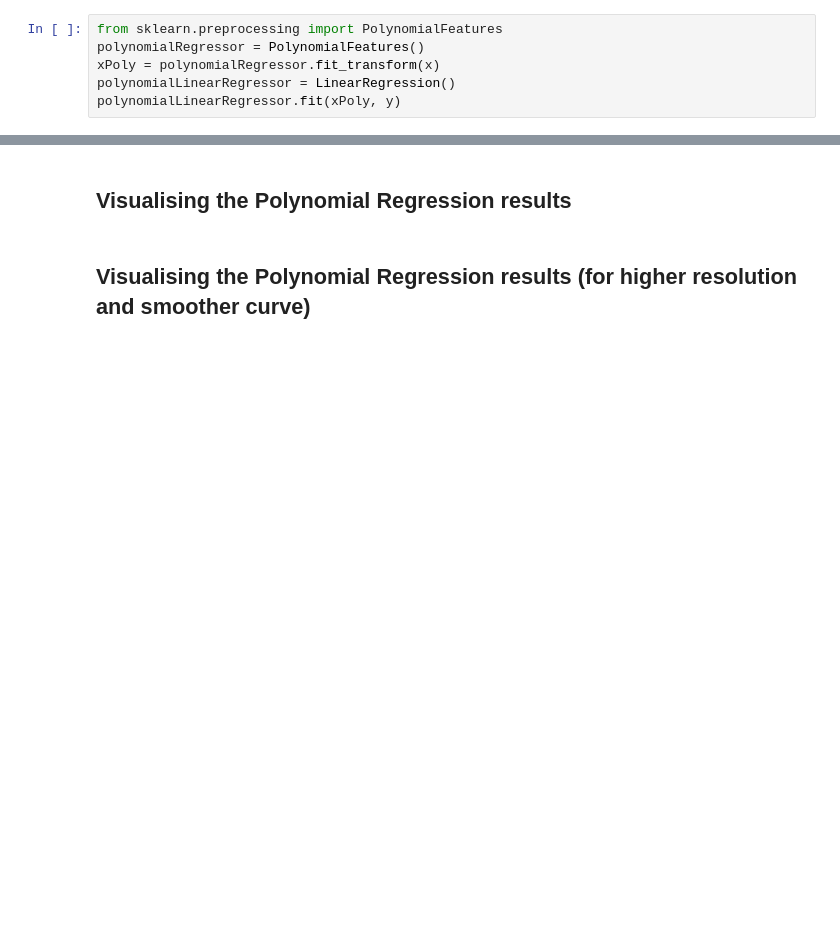
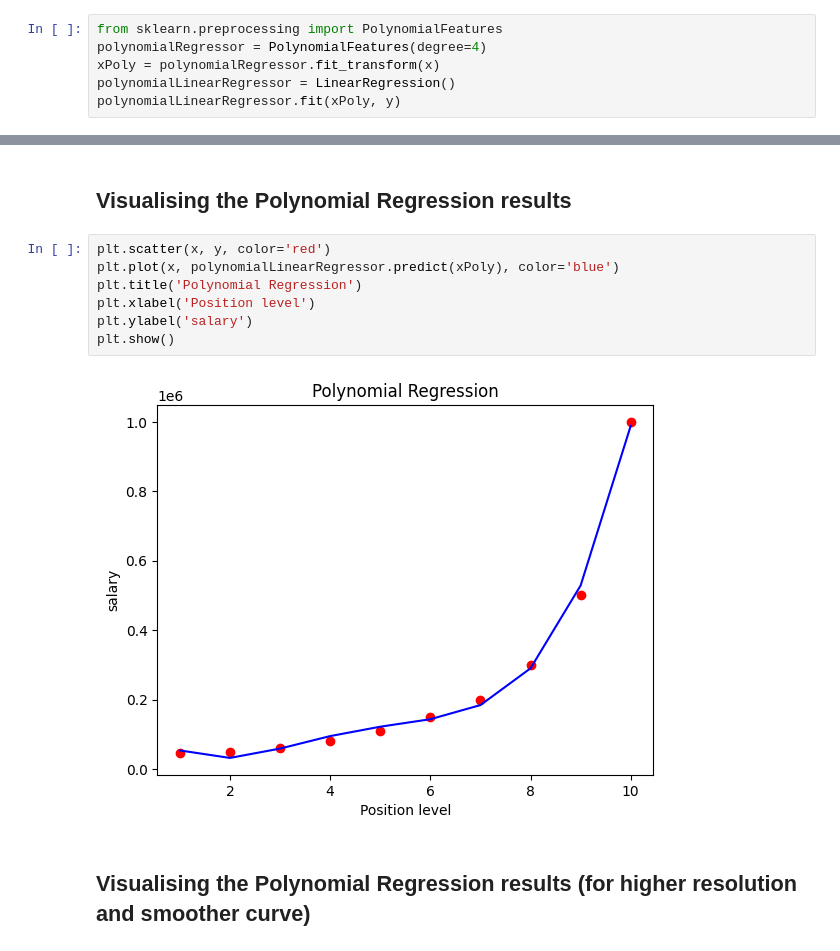
Before and after one commit to pooyanosk1382/DataScienceAndMachineLearning, a Jupyter notebook: PolynomialRegression.ipynb, the cells around one changed output, grey strips where cells are left out. Cells and saved outputs as stored; diff of their text form; blank space fills up the shorter version.

Commit message:
Polynomial regression

```diff
--- a/PolynomialRegression.ipynb
+++ b/PolynomialRegression.ipynb
@@ -24,7 +24,7 @@ LinearRegression()
 ## Training the Polynomial Regression model on the whole dataset
 # %%
 from sklearn.preprocessing import PolynomialFeatures
-polynomialRegressor = PolynomialFeatures()
+polynomialRegressor = PolynomialFeatures(degree=4)
 xPoly = polynomialRegressor.fit_transform(x)
 polynomialLinearRegressor = LinearRegression()
 polynomialLinearRegressor.fit(xPoly, y)
@@ -43,5 +43,14 @@ plt.show()
 [figure]
 # %% [markdown]
 ## Visualising the Polynomial Regression results
+# %%
+plt.scatter(x, y, color='red')
+plt.plot(x, polynomialLinearRegressor.predict(xPoly), color='blue')
+plt.title('Polynomial Regression')
+plt.xlabel('Position level')
+plt.ylabel('salary')
+plt.show()
+# %% [output]
+[figure, added]
 # %% [markdown]
 ## Visualising the Polynomial Regression results (for higher resolution and smoother curve)
```
Also changed, not shown: parts of 1 cell of this notebook.
